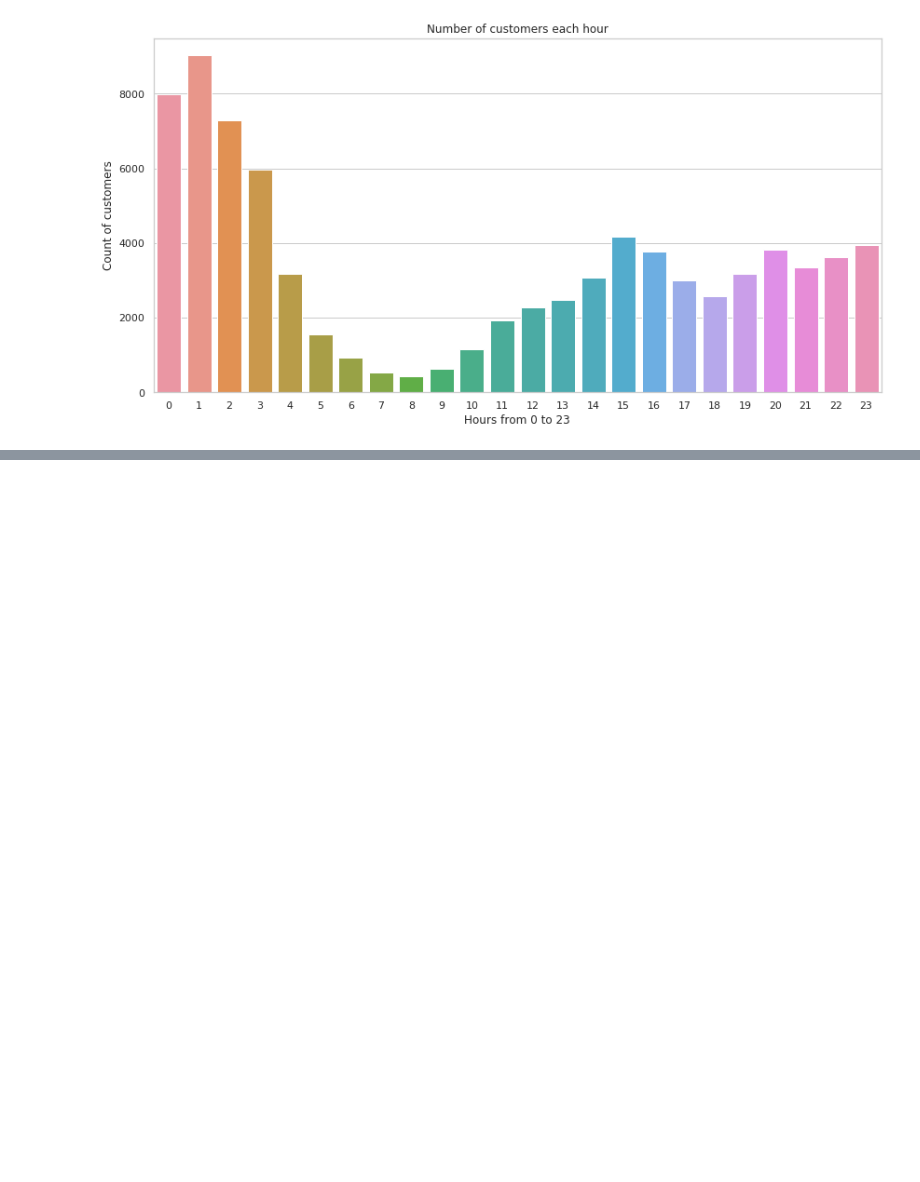
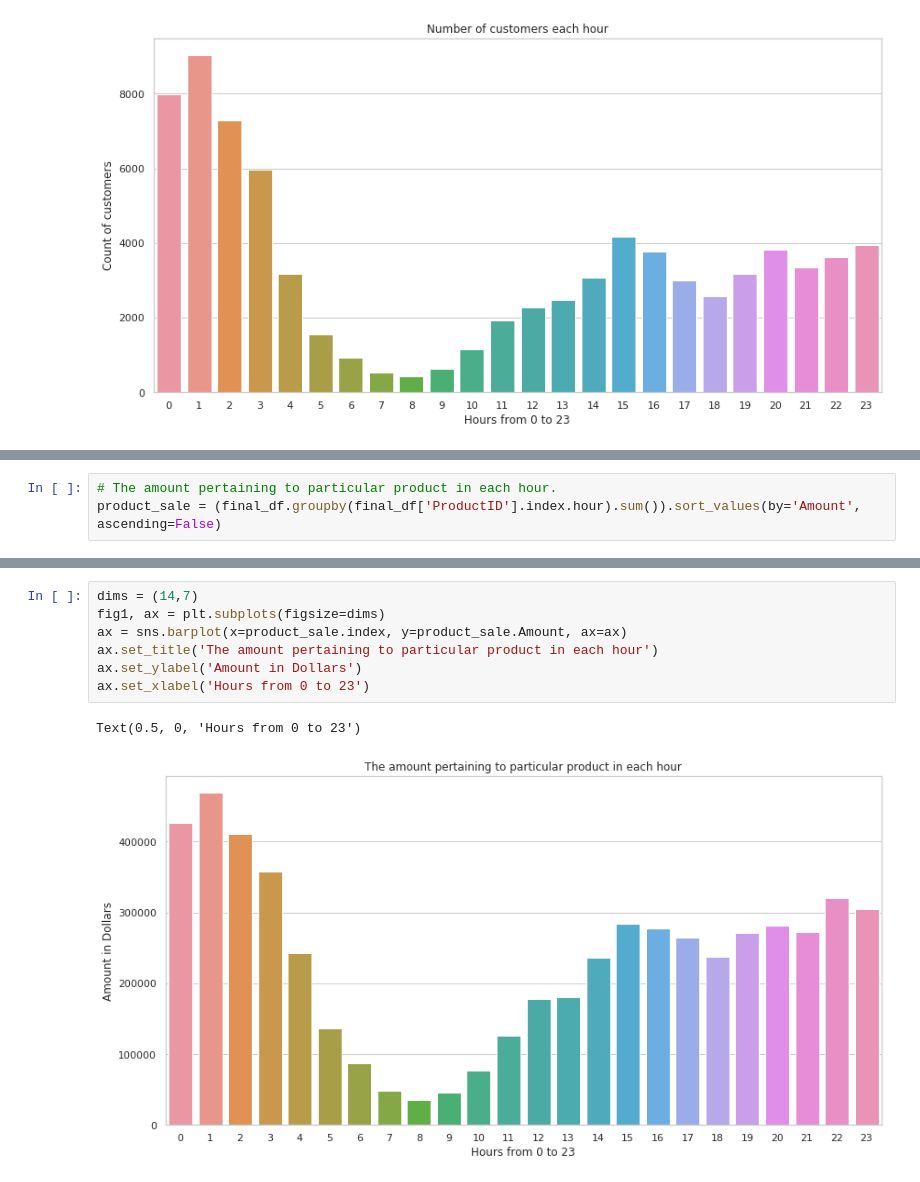
Before and after one commit to praveenpareek11/digital-marketing, a Jupyter notebook: miq.ipynb, the cells around one changed output, grey strips where cells are left out. Drawn from its saved outputs; the diff is of its cells as text; blank space fills up the shorter version.

```diff
--- a/miq.ipynb
+++ b/miq.ipynb
@@ -147,0 +146,3 @@ product_
+# %%
+# The amount pertaining to particular product in each hour.
+product_sale = (final_df.groupby(final_df['ProductID'].index.hour).sum()).sort_values(by='Amount', ascending=False)
@@ -147,0 +159,10 @@ product_
+# %%
+dims = (14,7)
+fig1, ax = plt.subplots(figsize=dims)
+ax = sns.barplot(x=product_sale.index, y=product_sale.Amount, ax=ax)
+ax.set_title('The amount pertaining to particular product in each hour')
+ax.set_ylabel('Amount in Dollars')
+ax.set_xlabel('Hours from 0 to 23')
+# %% [output]
+Text(0.5, 0, 'Hours from 0 to 23')
+[figure, added]
```
Also changed, not shown: parts of 2 cells of this notebook.
